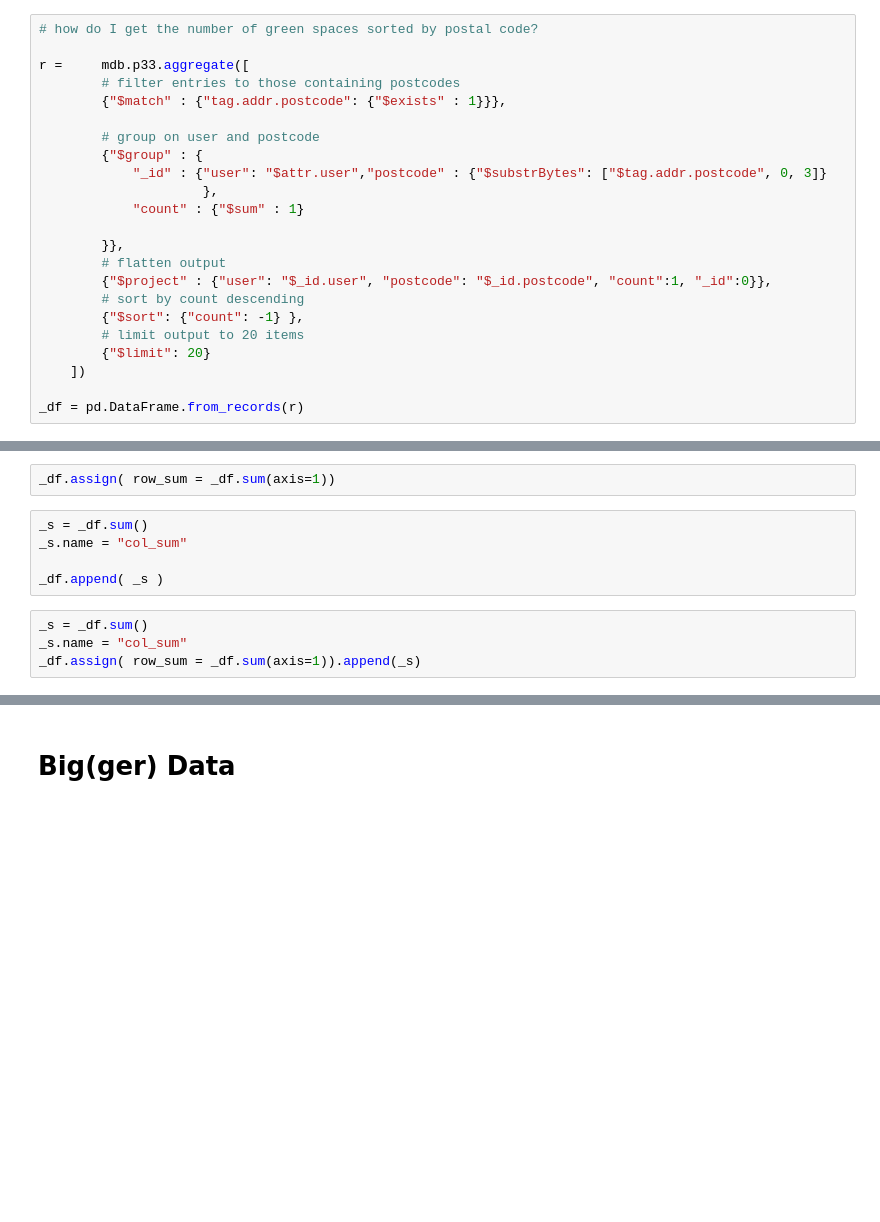
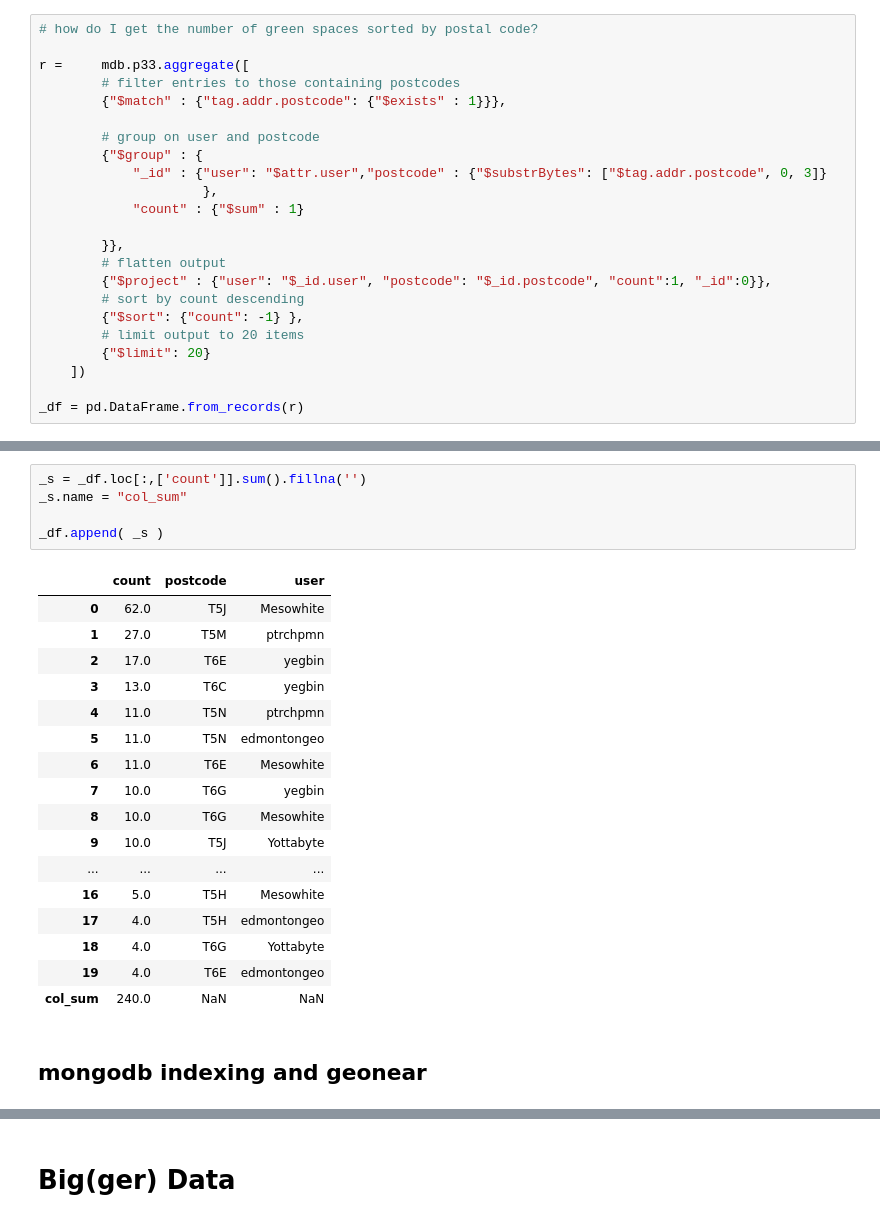
Before and after one commit to josephsmann/Open-Street-Map, a Jupyter notebook: c2.ipynb, the cells around one changed output, grey strips where cells are left out. Cells and saved outputs as stored; diff of their text form; blank space fills up the shorter version.

```diff
--- a/c2.ipynb
+++ b/c2.ipynb
@@ -669,11 +731,25 @@ _df
-# %%
-_df.assign( row_sum = _df.sum(axis=1))
 # %%
-_s = _df.sum()
+_s = _df.loc[:,['count']].sum().fillna('')
 _s.name = "col_sum"
 
 _df.append( _s )
+# %% [output]
+|  | count | postcode | user |
+| 0 | 62.0 | T5J | Mesowhite |
+| 1 | 27.0 | T5M | ptrchpmn |
+| 2 | 17.0 | T6E | yegbin |
+| 3 | 13.0 | T6C | yegbin |
+| 4 | 11.0 | T5N | ptrchpmn |
+| 5 | 11.0 | T5N | edmontongeo |
+| 6 | 11.0 | T6E | Mesowhite |
+| 7 | 10.0 | T6G | yegbin |
+| 8 | 10.0 | T6G | Mesowhite |
+| 9 | 10.0 | T5J | Yottabyte |
+| ... | ... | ... | ... |
+| 16 | 5.0 | T5H | Mesowhite |
+| 17 | 4.0 | T5H | edmontongeo |
+| 18 | 4.0 | T6G | Yottabyte |
+| 19 | 4.0 | T6E | edmontongeo |
+| col_sum | 240.0 | NaN | NaN |
-# %%
-_s = _df.sum()
-_s.name = "col_sum"
-_df.assign( row_sum = _df.sum(axis=1)).append(_s)
+# %% [markdown]
+## mongodb indexing and geonear
```
Also changed, not shown: parts of 73 cells of this notebook, 3 other files.
